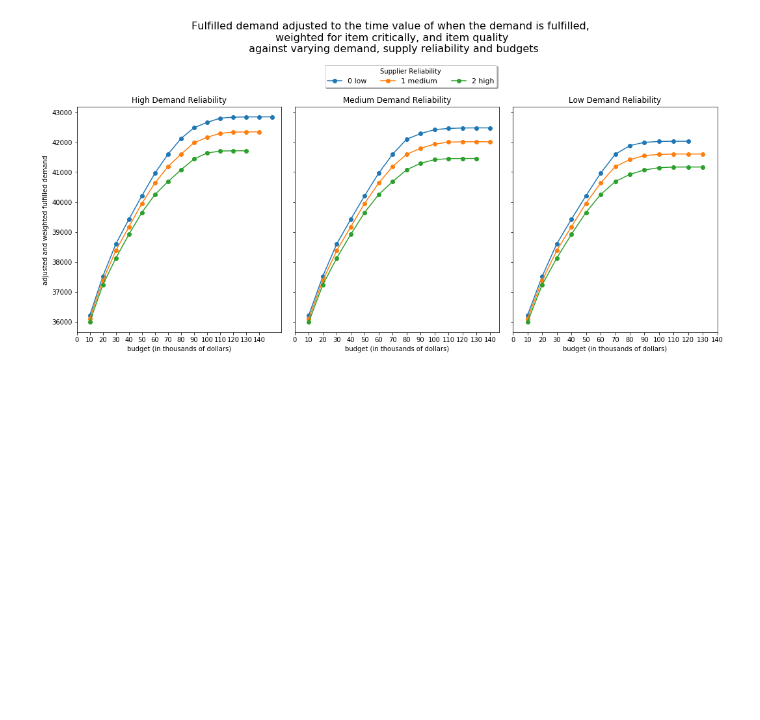
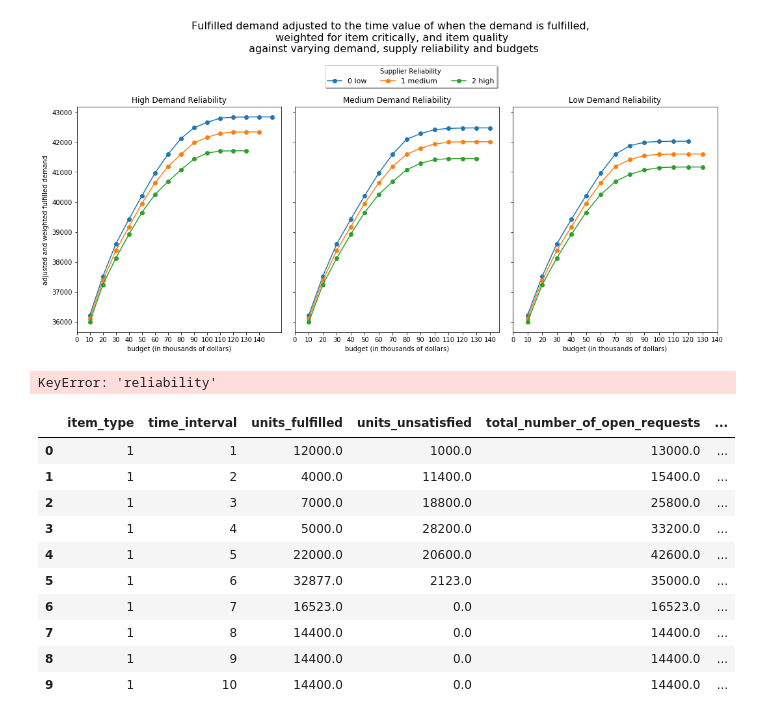
Before and after one commit to cgreene3/epi_supplychain_optimization, a Jupyter notebook: inventory_management/model/not_modules/epi_inventory_optimization_sensitivity_analysis.ipynb, the cells around one changed output. Drawn from its saved outputs; the diff is of its cells as text; code cells hidden in the pictures; blank space fills up the shorter version.

```diff
--- a/inventory_management/model/not_modules/epi_inventory_optimization_sensitivity_analysis.ipynb
+++ b/inventory_management/model/not_modules/epi_inventory_optimization_sensitivity_analysis.ipynb
@@ -441,0 +451,30 @@ Text(135.125, 0.5, 'adjusted and weighted fulfilled demand')
+# %%
+fulfilled_df_item_time = \
+fulfilled_df.groupby(['item_type', 'time_interval', 'reliability'])['units_fulfilled']\
+.sum().reset_index()
+# %% [output]
+KeyError: 'reliability'
+# %%
+reliability_df = pd.merge(fulfilled_df_item_time[['item_type', 'time_interval', 'units_fulfilled']],
+                          unsatisfied_df[['item_type', 'time_interval', 'units_unsatisfied']],
+                          how='left', on=['item_type','time_interval'])
+# %%
+reliability_df['total_number_of_open_requests'] = reliability_df['units_fulfilled'] +\
+reliability_df['units_unsatisfied']
+# %%
+reliability_df['percent_unsatisfied'] = \
+reliability_df['units_unsatisfied']/reliability_df['total_number_of_open_requests']
+# %%
+reliability_df
+# %% [output]
+|  | item_type | time_interval | units_fulfilled | units_unsatisfied | total_number_of_open_requests | ... |
+| 0 | 1 | 1 | 12000.0 | 1000.0 | 13000.0 | ... |
+| 1 | 1 | 2 | 4000.0 | 11400.0 | 15400.0 | ... |
+| 2 | 1 | 3 | 7000.0 | 18800.0 | 25800.0 | ... |
+| 3 | 1 | 4 | 5000.0 | 28200.0 | 33200.0 | ... |
+| 4 | 1 | 5 | 22000.0 | 20600.0 | 42600.0 | ... |
+| 5 | 1 | 6 | 32877.0 | 2123.0 | 35000.0 | ... |
+| 6 | 1 | 7 | 16523.0 | 0.0 | 16523.0 | ... |
+| 7 | 1 | 8 | 14400.0 | 0.0 | 14400.0 | ... |
+| 8 | 1 | 9 | 14400.0 | 0.0 | 14400.0 | ... |
+| 9 | 1 | 10 | 14400.0 | 0.0 | 14400.0 | ... |
```
Also changed, not shown: parts of 4 cells of this notebook, 8 other files.
